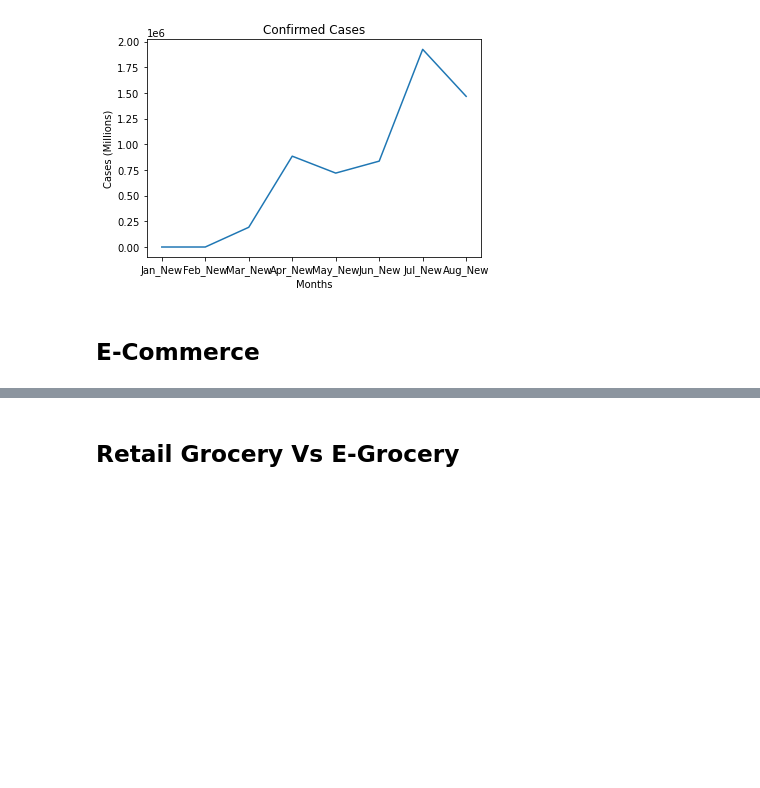
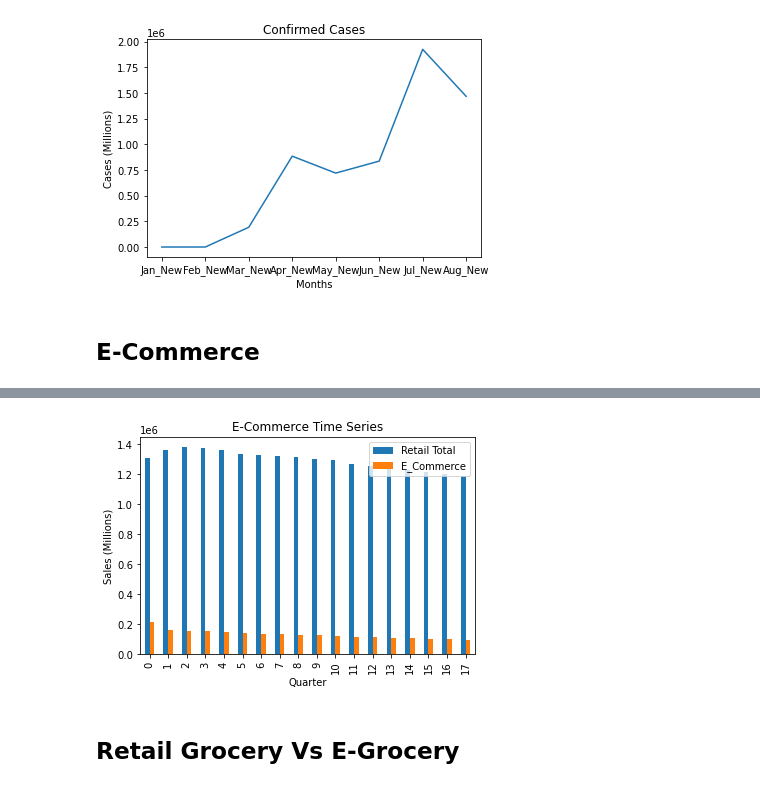
Before and after one commit to LenSin3/Conservatory-cvd19-retail, a Jupyter notebook: covid-retail.ipynb, the cells around one changed output, grey strips where cells are left out. Drawn from its saved outputs; the diff is of its cells as text; code cells hidden in the pictures; blank space fills up the shorter version.

Commit message:
E-commerce vs Retail - Time Series

```diff
--- a/covid-retail.ipynb
+++ b/covid-retail.ipynb
@@ -146,0 +156,4 @@ e_com.head()
+# %%
+# e-coms over 5 year period
+e_com_5 = e_com.loc[0:17]
+e_com_5.head()
@@ -146,0 +167,9 @@ e_com.head()
+# %%
+e_com_5_labels = ['Q2_20', 'Q1_20',\
+                  'Q4_19', 'Q3_19', 'Q2_19', 'Q1_19',\
+                  'Q4_18', 'Q3_18', 'Q2_18', 'Q1_18',\
+                  'Q4_17', 'Q3_17', 'Q2_17', 'Q1_17',\
+                 'Q4_16', 'Q3_16', 'Q2_16', 'Q1_16']
+labels = [label for label in e_com_5_labels]
+
+e_com_5['Quarters'] = labels
@@ -146,0 +189,3 @@ e_com.head()
+# %%
+new_e_com_5 = e_com_5[['Quarters',  'Retail Total', 'E_Commerce']]
+new_e_com_5.head()
@@ -147,3 +199,12 @@ e_com.head()
+# %%
+new_e_com_5.plot(kind='bar')
+plt.xticks(rotation=90)
+plt.title('E-Commerce Time Series')
+plt.ylabel('Sales (Millions)')
+plt.xlabel('Quarter')
+plt.show()
+# %% [output]
+[figure, added]
 # %% [markdown]
 ## **Retail Grocery Vs E-Grocery**
 # %% [markdown]
```
Also changed, not shown: parts of 5 cells of this notebook.
